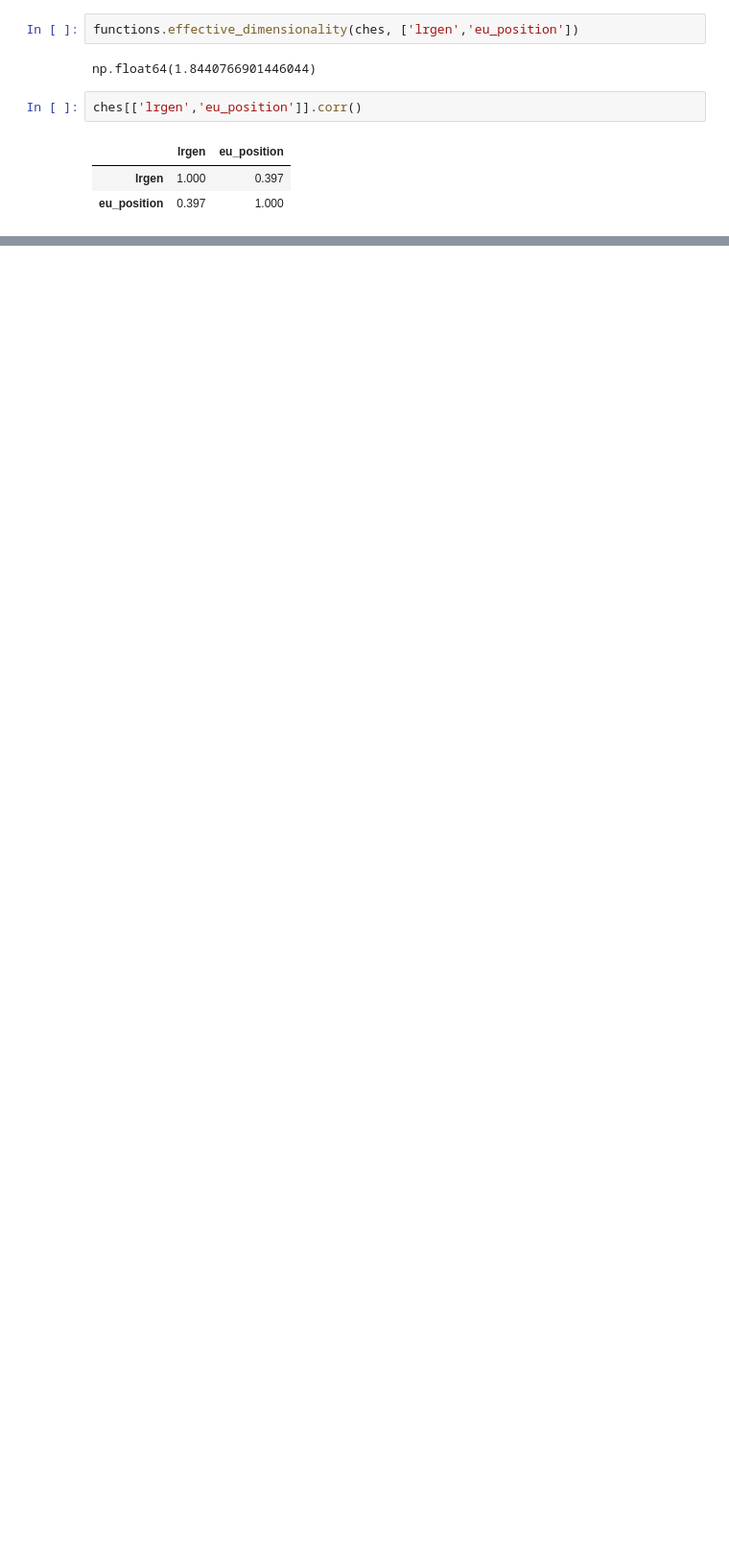
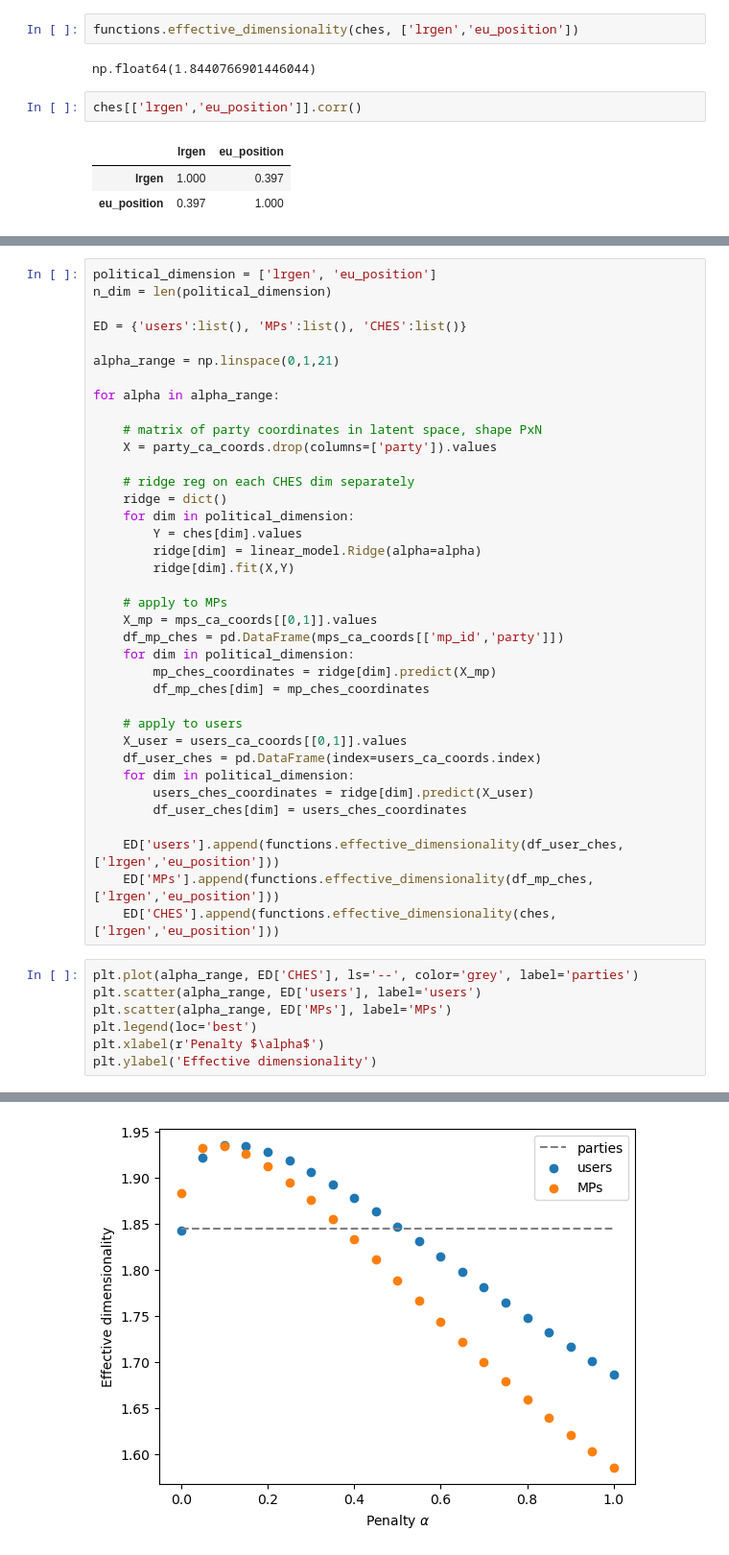
Before and after one commit to AntoineVendeville/political-attitudes-socmed-survey, a Jupyter notebook: analysis_main_test.ipynb, the cells around one changed output, grey strips where cells are left out. Shown at 96% size. Drawn from its saved outputs; the diff is of its cells as text; blank space fills up the shorter version.

```diff
--- a/analysis_main_test.ipynb
+++ b/analysis_main_test.ipynb
@@ -2410,0 +2411,45 @@ ches[['lrgen','eu_position']].corr()
+# %%
+political_dimension = ['lrgen', 'eu_position']
+n_dim = len(political_dimension)
+
+ED = {'users':list(), 'MPs':list(), 'CHES':list()}
+
+alpha_range = np.linspace(0,1,21)
+
+for alpha in alpha_range:
+
+    # matrix of party coordinates in latent space, shape PxN
+    X = party_ca_coords.drop(columns=['party']).values
+
+    # ridge reg on each CHES dim separately
+    ridge = dict()
+    for dim in political_dimension:
+        Y = ches[dim].values
+        ridge[dim] = linear_model.Ridge(alpha=alpha)
+        ridge[dim].fit(X,Y)
+
+    # apply to MPs
+    X_mp = mps_ca_coords[[0,1]].values
+    df_mp_ches = pd.DataFrame(mps_ca_coords[['mp_id','party']])
+    for dim in political_dimension:
+        mp_ches_coordinates = ridge[dim].predict(X_mp)
+        df_mp_ches[dim] = mp_ches_coordinates
+
+    # apply to users
+    X_user = users_ca_coords[[0,1]].values
+    df_user_ches = pd.DataFrame(index=users_ca_coords.index)
+    for dim in political_dimension:
+        users_ches_coordinates = ridge[dim].predict(X_user)
+        df_user_ches[dim] = users_ches_coordinates
+
+    ED['users'].append(functions.effective_dimensionality(df_user_ches, ['lrgen','eu_position']))
+    ED['MPs'].append(functions.effective_dimensionality(df_mp_ches, ['lrgen','eu_position']))
+    ED['CHES'].append(functions.effective_dimensionality(ches, ['lrgen','eu_position']))
+# %%
+plt.plot(alpha_range, ED['CHES'], ls='--', color='grey', label='parties')
+plt.scatter(alpha_range, ED['users'], label='users')
+plt.scatter(alpha_range, ED['MPs'], label='MPs')
+plt.legend(loc='best')
+plt.xlabel(r'Penalty $\alpha$')
+plt.ylabel('Effective dimensionality')
+# %% [output]
@@ -2410,0 +2457 @@ ches[['lrgen','eu_position']].corr()
+[figure, added]
```
Also changed, not shown: parts of 11 cells of this notebook.
